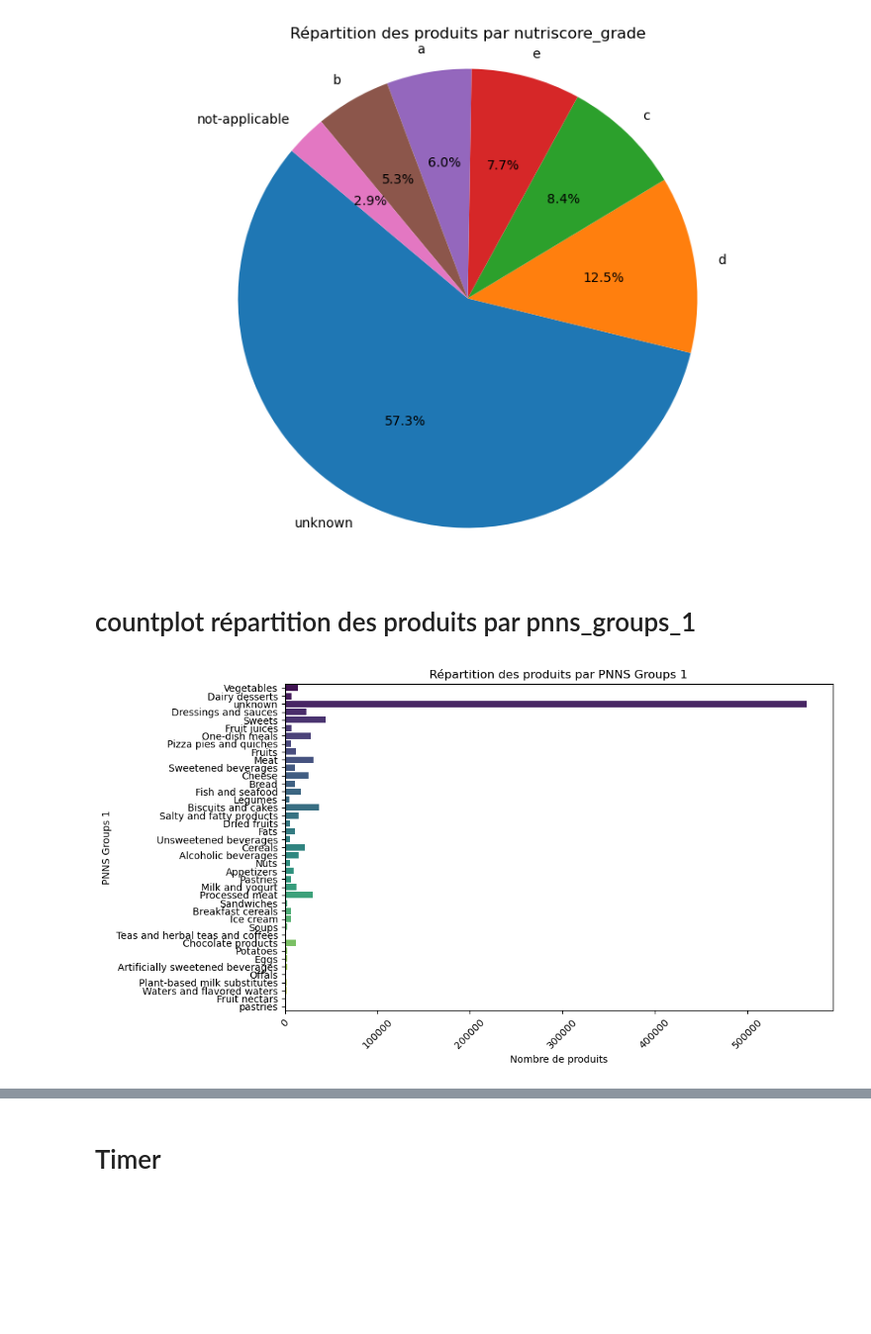
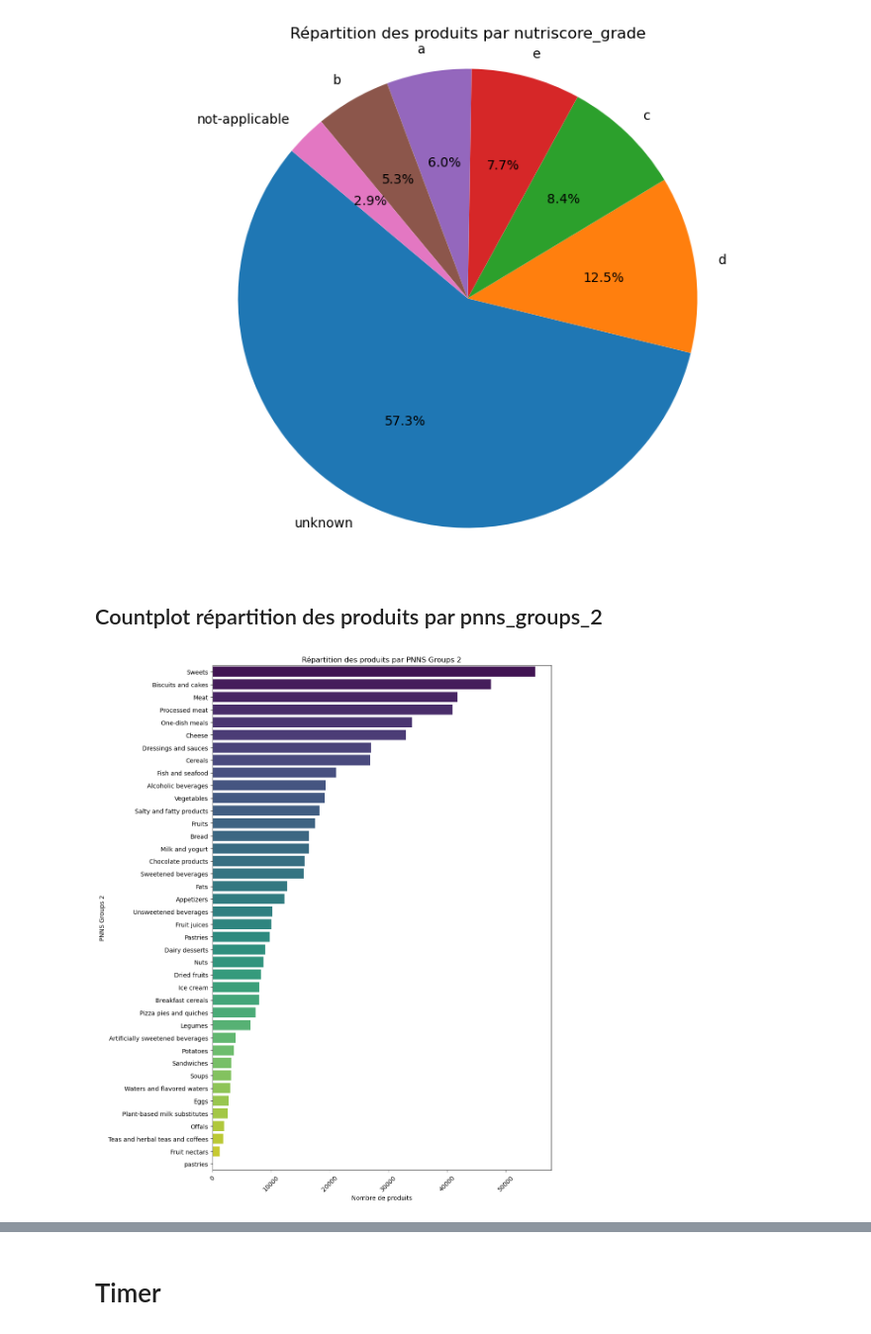
Before and after one commit to Ranack/Datafood, a Jupyter notebook: Foodfact.ipynb, the cells around one changed output, grey strips where cells are left out. Shown at 99% size. Drawn from its saved outputs; the diff is of its cells as text; code cells hidden in the pictures; blank space fills up the shorter version.

Commit message:
Add visualisation

```diff
--- a/Foodfact.ipynb
+++ b/Foodfact.ipynb
@@ -265,6 +247,27 @@ def clean_and_impute_data(df):
     df = df.round(2)
     print("Étape de Iterative Imputer terminée")
 
+    # Remplacer les valeurs "unknown" par NaN dans pnns_groups_1 et pnns_groups_2
+    df['pnns_groups_1'].replace("unknown", np.nan, inplace=True)
+    df['pnns_groups_2'].replace("unknown", np.nan, inplace=True)
+
+    # Compter les valeurs NaN initiales dans pnns_groups_1
+    initial_nan_count = df['pnns_groups_2'].isna().sum()
+
+    # Remplir les NaN dans pnns_groups_2 par le mode de pnns_groups_2 en fonction de product_name
+    df['pnns_groups_2'] = df.groupby('product_name')['pnns_groups_2'].transform(lambda x: x.fillna(x.mode()[0] if not x.mode().empty else np.nan))
+
+    # Compter les valeurs NaN finales dans pnns_groups_1
+    final_nan_count = df['pnns_groups_2'].isna().sum()
+
+    # Calculer le nombre de valeurs modifiées
+    modified_count = initial_nan_count - final_nan_count
+
+    print(f"Nombre de valeurs modifiées dans 'pnns_groups_2' : {modified_count}")
+    df = df.drop(['pnns_groups_1'], axis=1)
+    print("Étape de modification PNNS terminée")
+    df.head(20)
+
     return df
 # %%
 df = clean_and_impute_data(df)
@@ -407,14 +407,15 @@ plt.show()
 # %% [output]
 [figure]
 # %% [markdown]
-# countplot répartition des produits par pnns_groups_1
+## Countplot répartition des produits par pnns_groups_2
 # %%
-plt.figure(figsize=(10, 6))
-sns.countplot(data=df, y='pnns_groups_2', palette='viridis')
-plt.title('Répartition des produits par PNNS Groups 1')
-plt.ylabel('PNNS Groups 1')
+comptages = df['pnns_groups_2'].value_counts()
+plt.figure(figsize=(10, 15))
+sns.countplot(data=df, y='pnns_groups_2', order=comptages.index, palette='viridis')  # Utilise le paramètre order pour ordonner par comptages
+plt.title('Répartition des produits par PNNS Groups 2')
+plt.ylabel('PNNS Groups 2')
 plt.xlabel('Nombre de produits')
 plt.xticks(rotation=45)
 plt.show()
 # %% [output]
-[figure, old version]
+[figure, new version]
```
Also changed, not shown: parts of 18 cells of this notebook.
